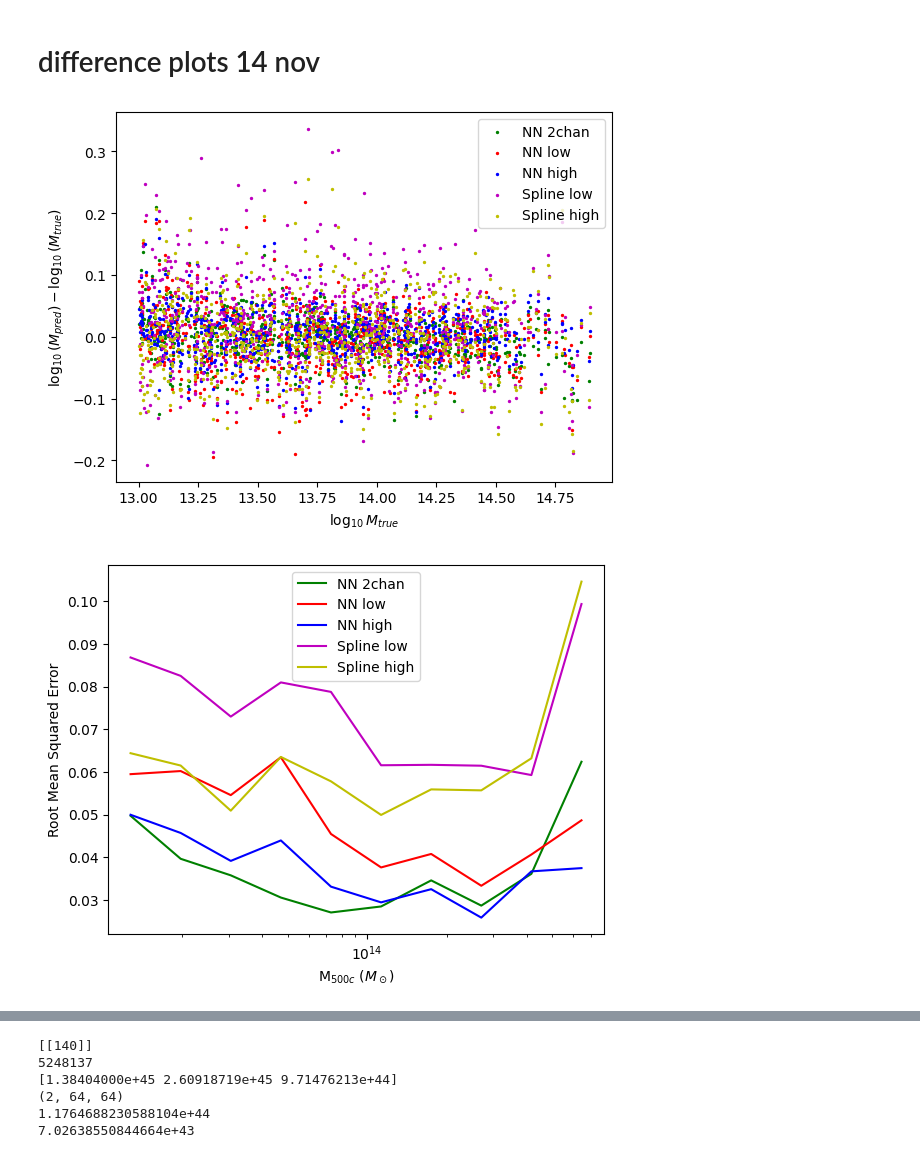
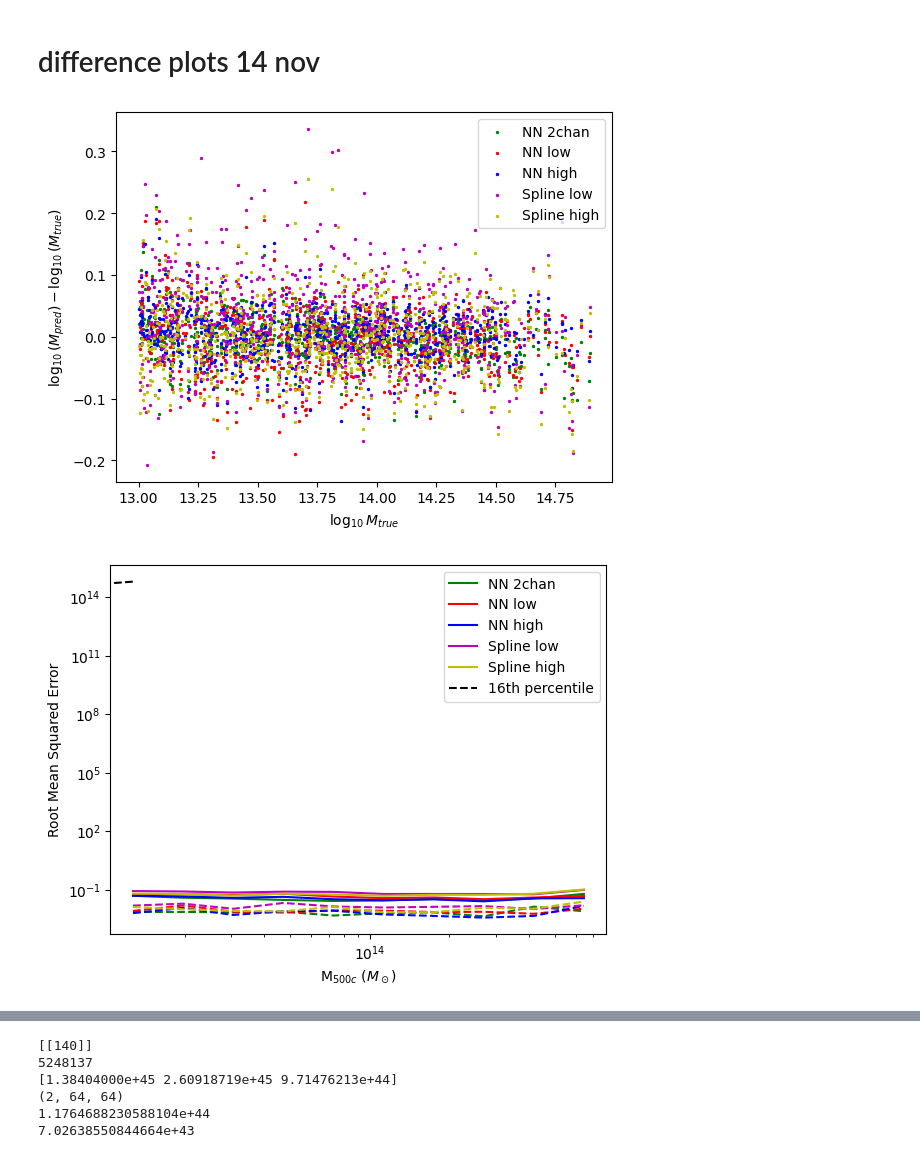
Before and after one commit to woutervantol/scriptie2, a Jupyter notebook: plots.ipynb, the cells around one changed output, grey strips where cells are left out. Drawn from its saved outputs; the diff is of its cells as text; code cells hidden in the pictures.

```diff
--- a/plots.ipynb
+++ b/plots.ipynb
@@ -20,3 +8,9 @@ resolution = p['resolution']
+# %%
+p["cosmology"] = "HYDRO_FIDUCIAL"
+data = Data(p)
+filename = p_to_filename(p) + "big2"
+data.make_nn_dataset(filename=filename, target="TotalMass")
+data.load_testset(filename=filename)
 # %% [markdown]
 # difference plots 14 nov
 # %%
@@ -45,8 +36,8 @@ for i, haloindex in enumerate(data.indices):
     r = data.soap_file[f"{data.selection_type}/SORadius"][haloindex] * 1000 #kpc
     radius = r / pixel_size
     radii.append(radius)
-    X, Y = np.ogrid[:resolution, :resolution]
-    dist_from_center = np.sqrt((X + 0.5-int(resolution/2))**2+(Y+0.5-int(resolution/2))**2)
+    X, Y = np.ogrid[:p['resolution'], :p['resolution']]
+    dist_from_center = np.sqrt((X + 0.5-int(p['resolution']/2))**2+(Y+0.5-int(p['resolution']/2))**2)
     mask_outer = dist_from_center<=radius
     mask_inner = dist_from_center<=(radius-1)
     luminosity_circle_low = np.log10(np.sum(data.images[i, 0][mask_outer]))
@@ -71,21 +62,23 @@ for i in range(0, 5):
     nr_bins = 10
     x = np.array([])
     y = np.array([])
-    minspread = np.array([])
-    maxspread = np.array([])
+    perc16 = np.array([])
+    perc84 = np.array([])
     bin_edges = np.logspace(np.log10(np.min(data.masses)), np.log10(np.max(data.masses)), nr_bins+1)
     for b in range(nr_bins):
         indices = np.logical_and(data.masses > bin_edges[b], data.masses < bin_edges[b+1])
         error = np.log10(predictions[indices,i]) - np.log10(data.masses[indices])
         x = np.append(x, np.mean([bin_edges[b], bin_edges[b+1]]))
         y = np.append(y, np.sqrt(np.mean((error)**2)))
-        minspread = np.append(minspread, 2*np.std(error)/np.sqrt(len(error)))
-        # maxspread = np.append(minspread, np.sort(error)[-5:])
+        perc16 = np.append(perc16, np.percentile(abs(error), 16))
+        perc84 = np.append(perc84, np.percentile(abs(error), 84))
     plt.plot(x, y, label=names[i], color=colors[i])
-    # plt.fill_between(x, (y-minspread), (y+minspread), color=colors[i], alpha=0.1)
+    # plt.fill_between(x, perc16, perc84, color=colors[i], alpha=0.1)
+    plt.plot(x, perc16, ls="dashed", color=colors[i])
 # plt.hlines(0.0, np.min(data.masses), np.max(data.masses), colors="black", linestyles="dashed", alpha=0.8)
+plt.plot((np.min(x), 0),(np.max(x), 0), color='black', ls='dashed', label="16th percentile")
 plt.xscale("log")
-# plt.yscale("log")
+plt.yscale("log")
 plt.xlabel("M$_{500c}$ $(M_\odot)$")
 plt.ylabel("Root Mean Squared Error")
 plt.legend()
@@ -106,34 +99,34 @@ plt.scatter(low_error, np.log10(predictions[:,0]) - np.log10(data.masses), label
 plt.xlabel("Log linear error")
 plt.ylabel("Log error")
 plt.title("eRosita Low radiation")
 plt.legend()
 plt.savefig("Low scale vs net", dpi=300)
 plt.show()
 
 plt.scatter(np.log10(predictions[:,4]) - np.log10(data.masses), np.log10(predictions[:,4]) - np.log10(data.masses), label=names[4], c=colors[4], s=2)
 plt.scatter(np.log10(predictions[:,4]) - np.log10(data.masses), np.log10(predictions[:,2]) - np.log10(data.masses), label=names[2], c=colors[2], s=2)
 plt.scatter(np.log10(predictions[:,4]) - np.log10(data.masses), np.log10(predictions[:,0]) - np.log10(data.masses), label=names[0], c=colors[0], s=2)
 plt.xlabel("Log linear error")
 plt.ylabel("Log error")
 plt.title("eRosita High radiation")
 plt.legend()
 plt.savefig("high scale vs net", dpi=300)
 plt.show()
 
 
 plt.scatter(np.log10(predictions[:,0]) - np.log10(data.masses), np.log10(predictions[:,0]) - np.log10(data.masses), label=names[0], c=colors[0], s=2)
 # plt.scatter(np.log10(predictions[:,0]) - np.log10(data.masses), np.log10(predictions[:,1]) - np.log10(data.masses), label=names[1], c=colors[1], s=2)
 # plt.scatter(np.log10(predictions[:,0]) - np.log10(data.masses), np.log10(predictions[:,2]) - np.log10(data.masses), label=names[2], c=colors[2], s=2)
 plt.scatter(np.log10(predictions[:,0]) - np.log10(data.masses), np.log10(predictions[:,3]) - np.log10(data.masses), label=names[3], c=colors[3], s=2)
 plt.scatter(np.log10(predictions[:,0]) - np.log10(data.masses), np.log10(predictions[:,4]) - np.log10(data.masses), label=names[4], c=colors[4], s=2)
 plt.xlabel("Log 2chan NN error")
 plt.ylabel("Log error")
 # plt.title("eRosita Low radiation")
 plt.legend()
 plt.show()
 # %% [output]
 [figure]
-[figure, old version]
+[figure, new version]
 [figure]
 [figure]
 [figure]
```
Also changed, not shown: parts of 4 cells of this notebook, 8 other files.
